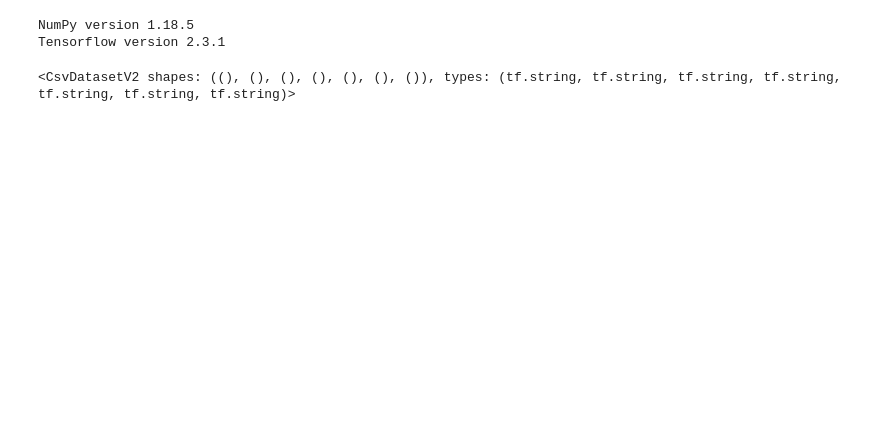
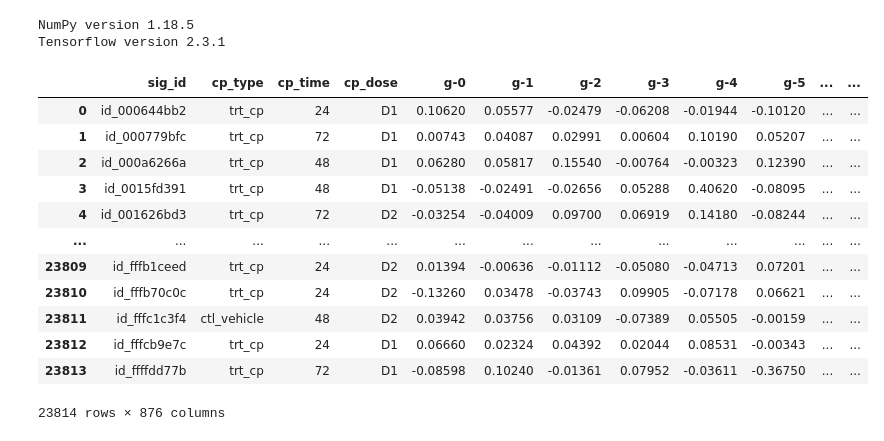
Before and after one commit to ECE-4/deep-learning, a Jupyter notebook: main.ipynb, the cells around one changed output. Saved outputs shown, nothing was run; the diff lists cells and outputs as text; code cells hidden in the pictures; blank space fills up the shorter version.

Commit message:
dataset cleaned

```diff
--- a/main.ipynb
+++ b/main.ipynb
@@ -9,12 +10,7 @@ NumPy version 1.18.5
 Tensorflow version 2.3.1
 # %%
 ## Data Reading ##
-
-train_drug = tf.data.experimental.CsvDataset("data2/train_drug.csv", "float32")
-train_features = tf.data.experimental.CsvDataset("data/train_features.csv", "float32")
-train_targets_nonscored = tf.data.experimental.CsvDataset("data/train_targets_nonscored.csv", "float32")
-train_targets_scored = tf.data.experimental.CsvDataset("data/train_targets_scored.csv", "float32")
+#tf.data.experimental.CsvDataset("data2/train_drug.csv", "float32")
+train_features = pd.read_csv("data/train_features.csv")
+results = pd.read_csv("data/train_targets_scored.csv")
+testSet = pd.read_csv("data/test_features.csv")
-# %%
-train_drug
-# %% [output]
-<CsvDatasetV2 shapes: ((), (), (), (), (), (), ()), types: (tf.string, tf.string, tf.string, tf.string, tf.string, tf.string, tf.string)>
@@ -20,0 +23,19 @@ train_drug
+# %%
+## Normalization ##
+maxVal=np.max(np.max(np.abs(train_features.iloc[:,4:])))
+train_features.iloc[:,4:] = train_features.iloc[:,4:]/maxVal
+train_features
+# %% [output]
+|  | sig_id | cp_type | cp_time | cp_dose | g-0 | g-1 | g-2 | g-3 | g-4 | g-5 | ... | ... |
+| 0 | id_000644bb2 | trt_cp | 24 | D1 | 0.10620 | 0.05577 | -0.02479 | -0.06208 | -0.01944 | -0.10120 | ... | ... |
+| 1 | id_000779bfc | trt_cp | 72 | D1 | 0.00743 | 0.04087 | 0.02991 | 0.00604 | 0.10190 | 0.05207 | ... | ... |
+| 2 | id_000a6266a | trt_cp | 48 | D1 | 0.06280 | 0.05817 | 0.15540 | -0.00764 | -0.00323 | 0.12390 | ... | ... |
+| 3 | id_0015fd391 | trt_cp | 48 | D1 | -0.05138 | -0.02491 | -0.02656 | 0.05288 | 0.40620 | -0.08095 | ... | ... |
+| 4 | id_001626bd3 | trt_cp | 72 | D2 | -0.03254 | -0.04009 | 0.09700 | 0.06919 | 0.14180 | -0.08244 | ... | ... |
+| ... | ... | ... | ... | ... | ... | ... | ... | ... | ... | ... | ... | ... |
+| 23809 | id_fffb1ceed | trt_cp | 24 | D2 | 0.01394 | -0.00636 | -0.01112 | -0.05080 | -0.04713 | 0.07201 | ... | ... |
+| 23810 | id_fffb70c0c | trt_cp | 24 | D2 | -0.13260 | 0.03478 | -0.03743 | 0.09905 | -0.07178 | 0.06621 | ... | ... |
+| 23811 | id_fffc1c3f4 | ctl_vehicle | 48 | D2 | 0.03942 | 0.03756 | 0.03109 | -0.07389 | 0.05505 | -0.00159 | ... | ... |
+| 23812 | id_fffcb9e7c | trt_cp | 24 | D1 | 0.06660 | 0.02324 | 0.04392 | 0.02044 | 0.08531 | -0.00343 | ... | ... |
+| 23813 | id_ffffdd77b | trt_cp | 72 | D1 | -0.08598 | 0.10240 | -0.01361 | 0.07952 | -0.03611 | -0.36750 | ... | ... |
+23814 rows × 876 columns
```
Also changed, not shown: parts of 7 cells of this notebook.
